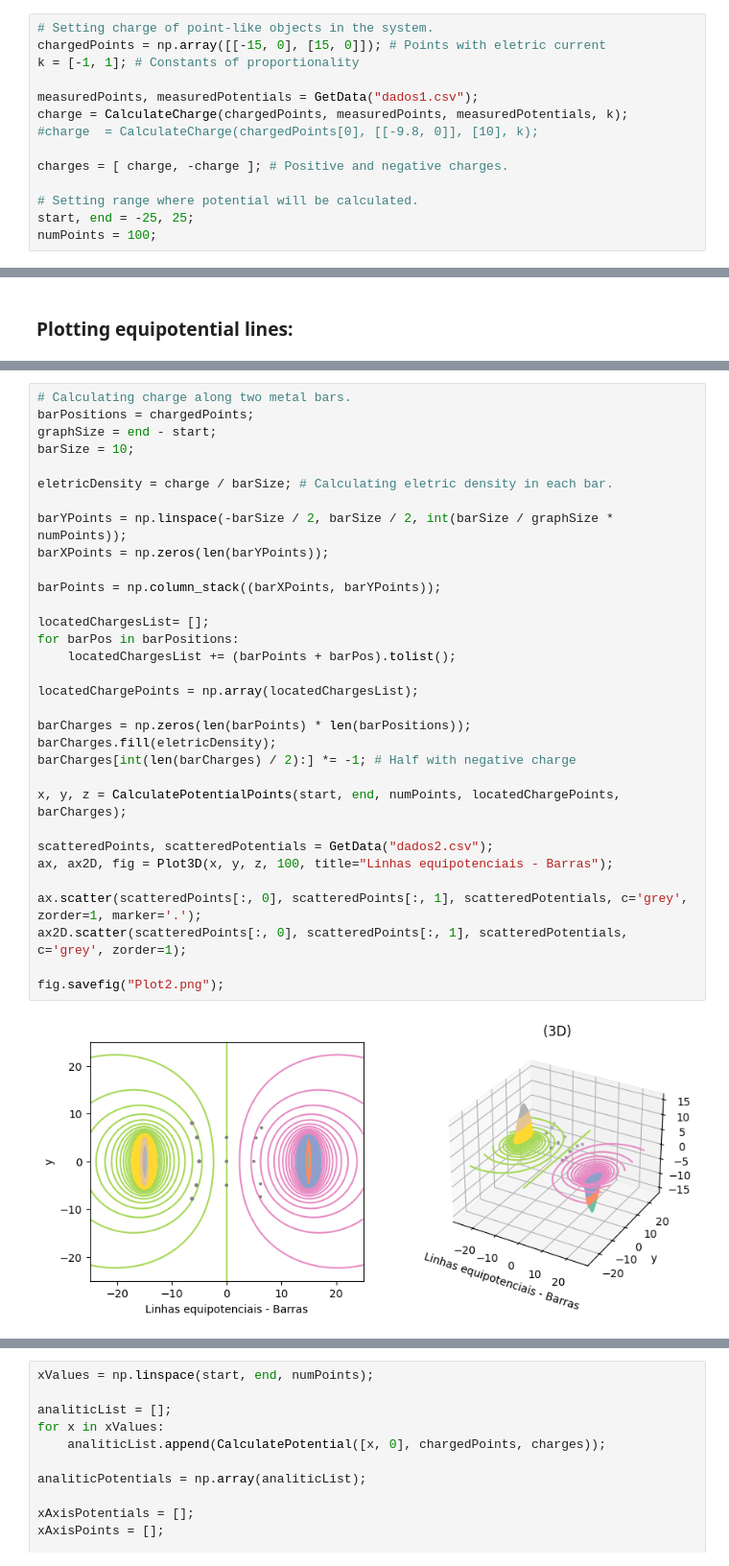
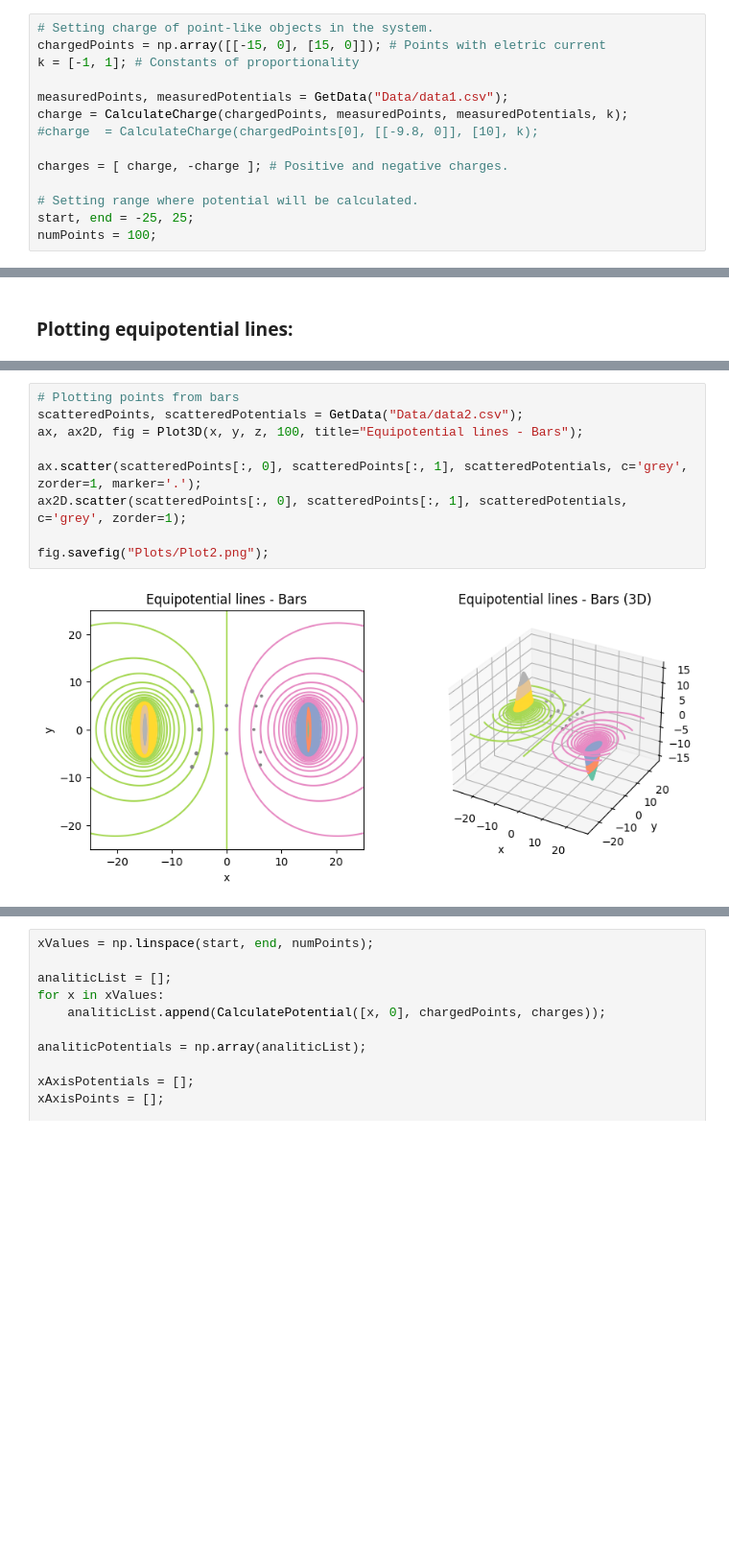
Before and after one commit to sunbaee/Eletrostatics, a Jupyter notebook: PotentialPlot.ipynb, the cells around one changed output, grey strips where cells are left out. Shown at 96% size. Cells and saved outputs as stored; diff of their text form; blank space fills up the shorter version.

```diff
--- a/PotentialPlot.ipynb
+++ b/PotentialPlot.ipynb
@@ -84,7 +84,7 @@ def CalculateCharge(chargedPoints, points, eletricPotentials, k):
 chargedPoints = np.array([[-15, 0], [15, 0]]); # Points with eletric current
 k = [-1, 1]; # Constants of proportionality
 
-measuredPoints, measuredPotentials = GetData("dados1.csv");
+measuredPoints, measuredPotentials = GetData("Data/data1.csv");
 charge = CalculateCharge(chargedPoints, measuredPoints, measuredPotentials, k);
 #charge  = CalculateCharge(chargedPoints[0], [[-9.8, 0]], [10], k);
 
@@ -161,34 +199,11 @@ fig.savefig("Plot1.png");
 # %%
-# Calculating charge along two metal bars.
-barPositions = chargedPoints;
-graphSize = end - start;
-barSize = 10;
-
-eletricDensity = charge / barSize; # Calculating eletric density in each bar.
-
-barYPoints = np.linspace(-barSize / 2, barSize / 2, int(barSize / graphSize * numPoints));
-barXPoints = np.zeros(len(barYPoints));
-
-barPoints = np.column_stack((barXPoints, barYPoints));
-
-locatedChargesList= [];
-for barPos in barPositions:
-    locatedChargesList += (barPoints + barPos).tolist();
-
-locatedChargePoints = np.array(locatedChargesList);
-
-barCharges = np.zeros(len(barPoints) * len(barPositions));
-barCharges.fill(eletricDensity);
-barCharges[int(len(barCharges) / 2):] *= -1; # Half with negative charge
-
-x, y, z = CalculatePotentialPoints(start, end, numPoints, locatedChargePoints, barCharges);
-
-scatteredPoints, scatteredPotentials = GetData("dados2.csv");
-ax, ax2D, fig = Plot3D(x, y, z, 100, title="Linhas equipotenciais - Barras");
+# Plotting points from bars
+scatteredPoints, scatteredPotentials = GetData("Data/data2.csv");
+ax, ax2D, fig = Plot3D(x, y, z, 100, title="Equipotential lines - Bars");
 
 ax.scatter(scatteredPoints[:, 0], scatteredPoints[:, 1], scatteredPotentials, c='grey', zorder=1, marker='.');
 ax2D.scatter(scatteredPoints[:, 0], scatteredPoints[:, 1], scatteredPotentials, c='grey', zorder=1);
 
-fig.savefig("Plot2.png");
+fig.savefig("Plots/Plot2.png");
 # %% [output]
-[figure, old version]
+[figure, new version]
```
Also changed, not shown: parts of 5 cells of this notebook, 3 other files.
